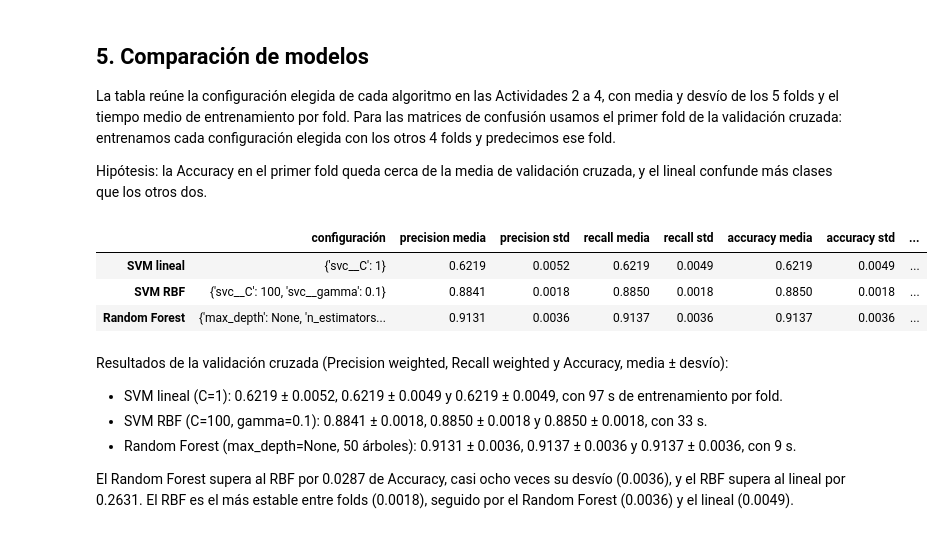
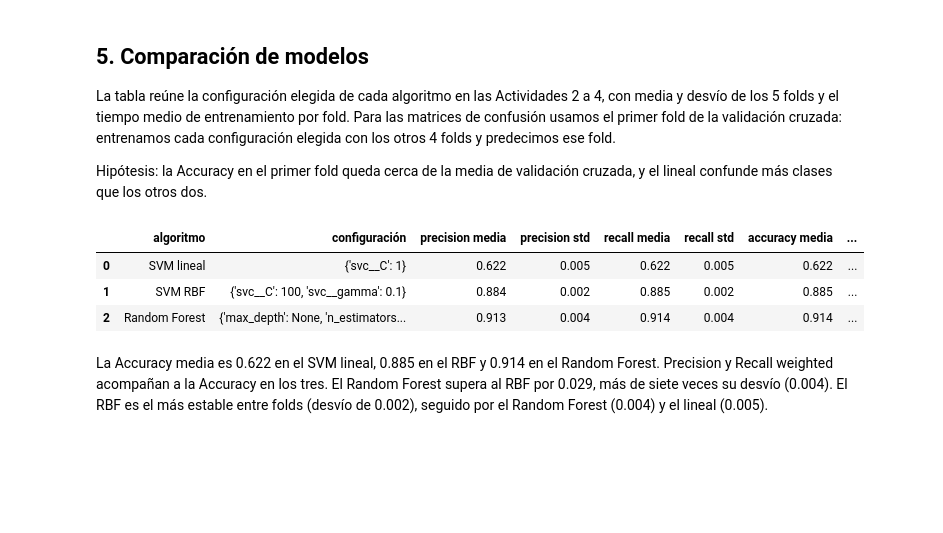
Before and after one commit to winttita/TP_MD_Frank_Winter, a Jupyter notebook: TP3/TP3_MD_Frank_Winter.ipynb, the cells around one changed output. Drawn from its saved outputs; the diff is of its cells as text; code cells hidden in the pictures; blank space fills up the shorter version.

```diff
--- a/TP3/TP3_MD_Frank_Winter.ipynb
+++ b/TP3/TP3_MD_Frank_Winter.ipynb
@@ -411,8 +398,15 @@ param_rbf = {"svc__C": [0.1, 1, 10, 100], "svc__gamma": [0.001, 0.01, 0.1, 1]}
 grid_rbf = GridSearchCV(make_pipeline(StandardScaler(), SVC(kernel="rbf", random_state=SEED)),
                         param_rbf, cv=skf, scoring=scoring, refit=mas_rapida, n_jobs=-1)
 grid_rbf.fit(X, y)
-res_rbf = resumen(grid_rbf)
-display(res_rbf.sort_values("accuracy media", ascending=False).round(4))
+
+# Armo la tabla con la media y el desvío de cada métrica en los 5 folds
+res = pd.DataFrame(grid_rbf.cv_results_)
+res_rbf = pd.DataFrame({"C": res["param_svc__C"], "gamma": res["param_svc__gamma"]})
+for m in scoring:
+    res_rbf[m + " media"] = res["mean_test_" + m]
+    res_rbf[m + " std"] = res["std_test_" + m]
+res_rbf["tiempo de fit (s)"] = res["mean_fit_time"]
+display(res_rbf.sort_values("accuracy media", ascending=False).round(3))
 print("Configuración elegida:", grid_rbf.best_params_)
 # %% [output]
 |  | C | gamma | precision media | precision std | recall media | recall std | accuracy media | ... |
@@ -467,8 +459,15 @@ param_rf = {"n_estimators": [50, 100, 200, 500], "max_depth": [5, 10, 20, None]}
 grid_rf = GridSearchCV(RandomForestClassifier(random_state=SEED), param_rf,
                        cv=skf, scoring=scoring, refit=mas_rapida, n_jobs=-1)
 grid_rf.fit(X, y)
-res_rf = resumen(grid_rf)
-display(res_rf.sort_values("accuracy media", ascending=False).round(4))
+
+# Armo la tabla con la media y el desvío de cada métrica en los 5 folds
+res = pd.DataFrame(grid_rf.cv_results_)
+res_rf = pd.DataFrame({"max_depth": res["param_max_depth"], "n_estimators": res["param_n_estimators"]})
+for m in scoring:
+    res_rf[m + " media"] = res["mean_test_" + m]
+    res_rf[m + " std"] = res["std_test_" + m]
+res_rf["tiempo de fit (s)"] = res["mean_fit_time"]
+display(res_rf.sort_values("accuracy media", ascending=False).round(3))
 print("Configuración elegida:", grid_rf.best_params_)
 # %% [output]
 |  | max_depth | n_estimators | precision media | precision std | recall media | recall std | accuracy media | ... |
@@ -558,24 +553,24 @@ La tabla reúne la configuración elegida de cada algoritmo en las Actividades 2
 
 Hipótesis: la Accuracy en el primer fold queda cerca de la media de validación cruzada, y el lineal confunde más clases que los otros dos.
 # %%
-# Armo la tabla comparativa con la mejor configuración de cada algoritmo
+# Armo la tabla comparativa con la configuración elegida de cada algoritmo
 grids = {"SVM lineal": grid_lineal, "SVM RBF": grid_rbf, "Random Forest": grid_rf}
-columnas = ["precision media", "precision std", "recall media", "recall std",
-            "accuracy media", "accuracy std", "tiempo de fit (s)"]
-comparacion = pd.DataFrame({nombre: resumen(g).loc[g.best_index_, columnas] for nombre, g in grids.items()}).T
-comparacion.insert(0, "configuración", [g.best_params_ for g in grids.values()])
-display(comparacion.round(4))
+filas = []
+for nombre, g in grids.items():
+    res = pd.DataFrame(g.cv_results_)
+    i = g.best_index_
+    fila = {"algoritmo": nombre, "configuración": g.best_params_}
+    for m in scoring:
+        fila[m + " media"] = res.loc[i, "mean_test_" + m]
+        fila[m + " std"] = res.loc[i, "std_test_" + m]
+    fila["tiempo de fit (s)"] = res.loc[i, "mean_fit_time"]
+    filas.append(fila)
+display(pd.DataFrame(filas).round(3))
 # %% [output]
-|  | configuración | precision media | precision std | recall media | recall std | accuracy media | accuracy std | ... |
-| SVM lineal | {'svc__C': 1} | 0.6219 | 0.0052 | 0.6219 | 0.0049 | 0.6219 | 0.0049 | ... |
-| SVM RBF | {'svc__C': 100, 'svc__gamma': 0.1} | 0.8841 | 0.0018 | 0.8850 | 0.0018 | 0.8850 | 0.0018 | ... |
-| Random Forest | {'max_depth': None, 'n_estimators... | 0.9131 | 0.0036 | 0.9137 | 0.0036 | 0.9137 | 0.0036 | ... |
+|  | algoritmo | configuración | precision media | precision std | recall media | recall std | accuracy media | ... |
+| 0 | SVM lineal | {'svc__C': 1} | 0.622 | 0.005 | 0.622 | 0.005 | 0.622 | ... |
+| 1 | SVM RBF | {'svc__C': 100, 'svc__gamma': 0.1} | 0.884 | 0.002 | 0.885 | 0.002 | 0.885 | ... |
+| 2 | Random Forest | {'max_depth': None, 'n_estimators... | 0.913 | 0.004 | 0.914 | 0.004 | 0.914 | ... |
 # %% [markdown]
-Resultados de la validación cruzada (Precision weighted, Recall weighted y Accuracy, media ± desvío):
-
-- SVM lineal (C=1): 0.6219 ± 0.0052, 0.6219 ± 0.0049 y 0.6219 ± 0.0049, con 97 s de entrenamiento por fold.
-- SVM RBF (C=100, gamma=0.1): 0.8841 ± 0.0018, 0.8850 ± 0.0018 y 0.8850 ± 0.0018, con 33 s.
-- Random Forest (max_depth=None, 50 árboles): 0.9131 ± 0.0036, 0.9137 ± 0.0036 y 0.9137 ± 0.0036, con 9 s.
-
-El Random Forest supera al RBF por 0.0287 de Accuracy, casi ocho veces su desvío (0.0036), y el RBF supera al lineal por 0.2631. El RBF es el más estable entre folds (0.0018), seguido por el Random Forest (0.0036) y el lineal (0.0049).
+La Accuracy media es 0.622 en el SVM lineal, 0.885 en el RBF y 0.914 en el Random Forest. Precision y Recall weighted acompañan a la Accuracy en los tres. El Random Forest supera al RBF por 0.029, más de siete veces su desvío (0.004). El RBF es el más estable entre folds (desvío de 0.002), seguido por el Random Forest (0.004) y el lineal (0.005).
 # %%
```
Also changed, not shown: parts of 34 cells of this notebook.
